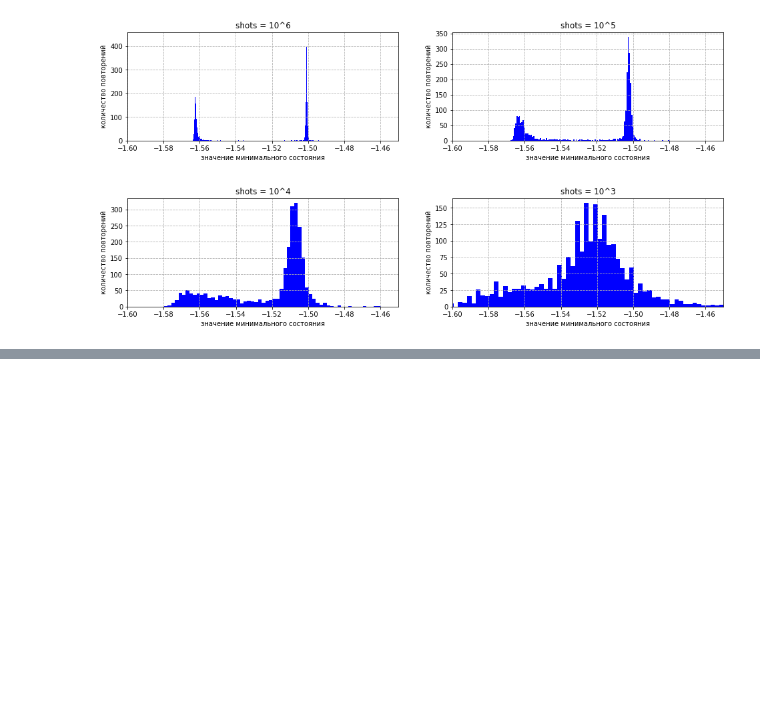
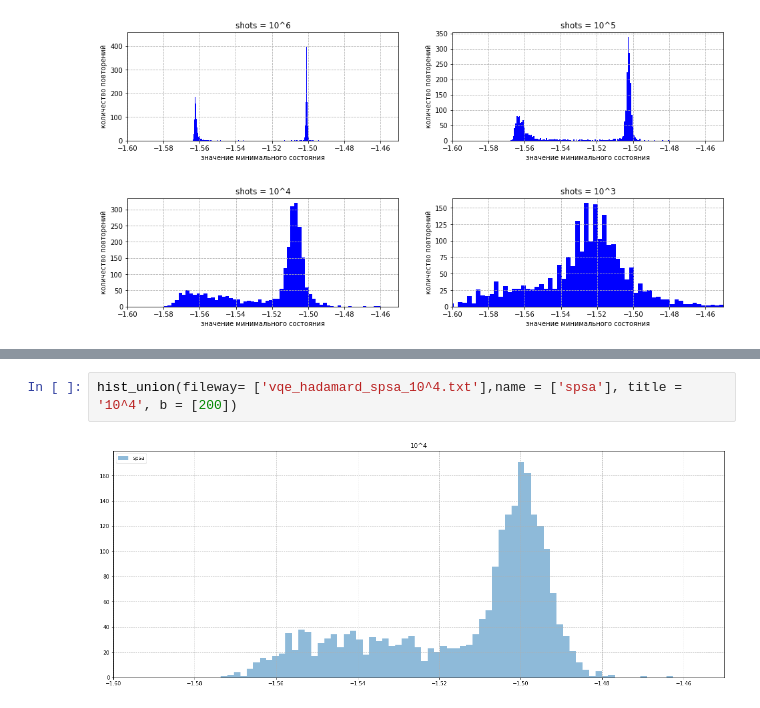
Before and after one commit to applevitya/vqe, a Jupyter notebook: report.ipynb, the cells around one changed output, grey strips where cells are left out. Cells and saved outputs as stored; diff of their text form; blank space fills up the shorter version.

```diff
--- a/report.ipynb
+++ b/report.ipynb
@@ -77,0 +78,4 @@ histogram(fileway = 'Data/vqe_hadamard_spsa_10^4.txt',fileway1 = 'Data/vqe_hadam
+# %%
+hist_union(fileway= ['vqe_hadamard_spsa_10^4.txt'],name = ['spsa'], title = '10^4', b = [200])
+# %% [output]
+[figure, added]
```
Also changed, not shown: parts of 8 cells of this notebook, 3 other files.
